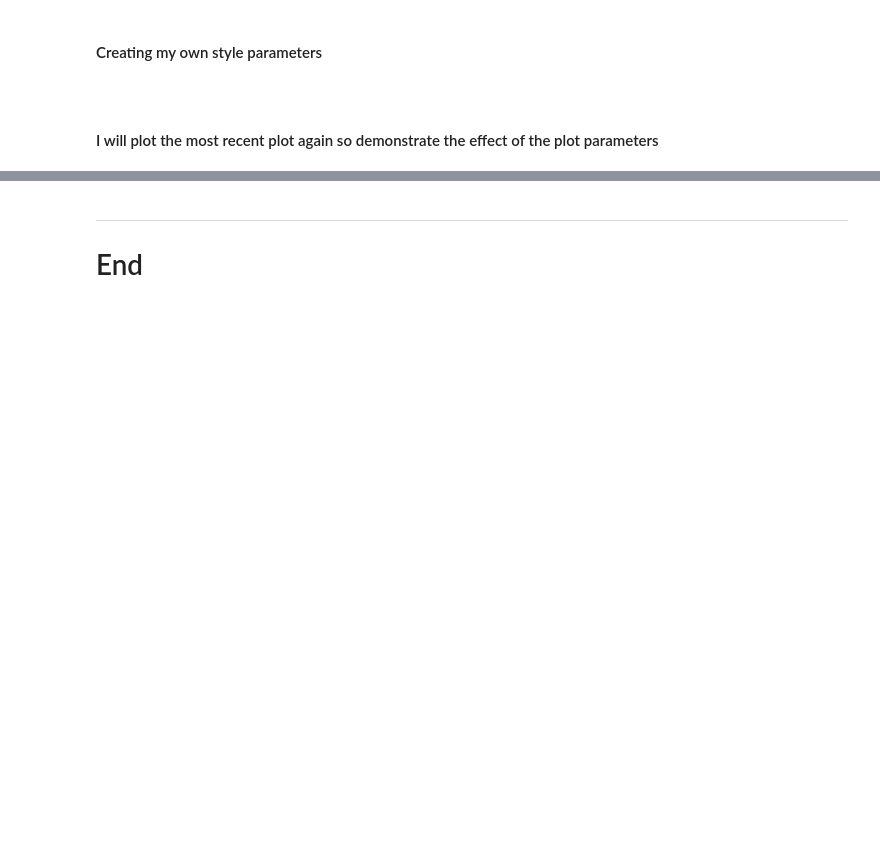
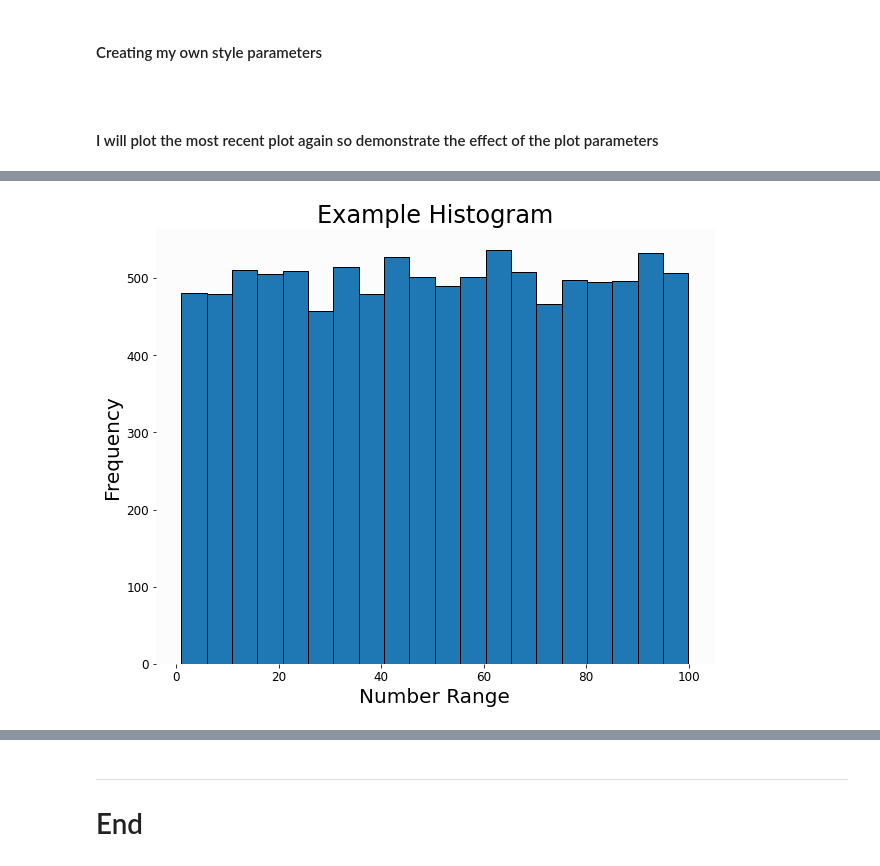
Before and after one commit to RYANCOX00/Fundamentals_of_DA, a Jupyter notebook: pyplot.ipynb, the cells around one changed output, grey strips where cells are left out. Cells and saved outputs as stored; diff of their text form; code cells hidden in the pictures; blank space fills up the shorter version.

```diff
--- a/pyplot.ipynb
+++ b/pyplot.ipynb
@@ -363,0 +394,19 @@ plt.show()
+# %%
+# Sample a uniform distribution to show bins etc.
+uniform = rng.uniform(1,100,10000)
+# %%
+plt.hist(uniform, bins = 20)
+
+# Setting Y Axis Label
+plt.ylabel("Frequency")
+
+# Setting X Axis Label
+plt.xlabel("Number Range")
+
+# Setting title
+plt.title("Example Histogram")
+
+# Displaying plot
+plt.show()
+# %% [output]
+[figure, added]
```
Also changed, not shown: parts of 31 cells of this notebook.
